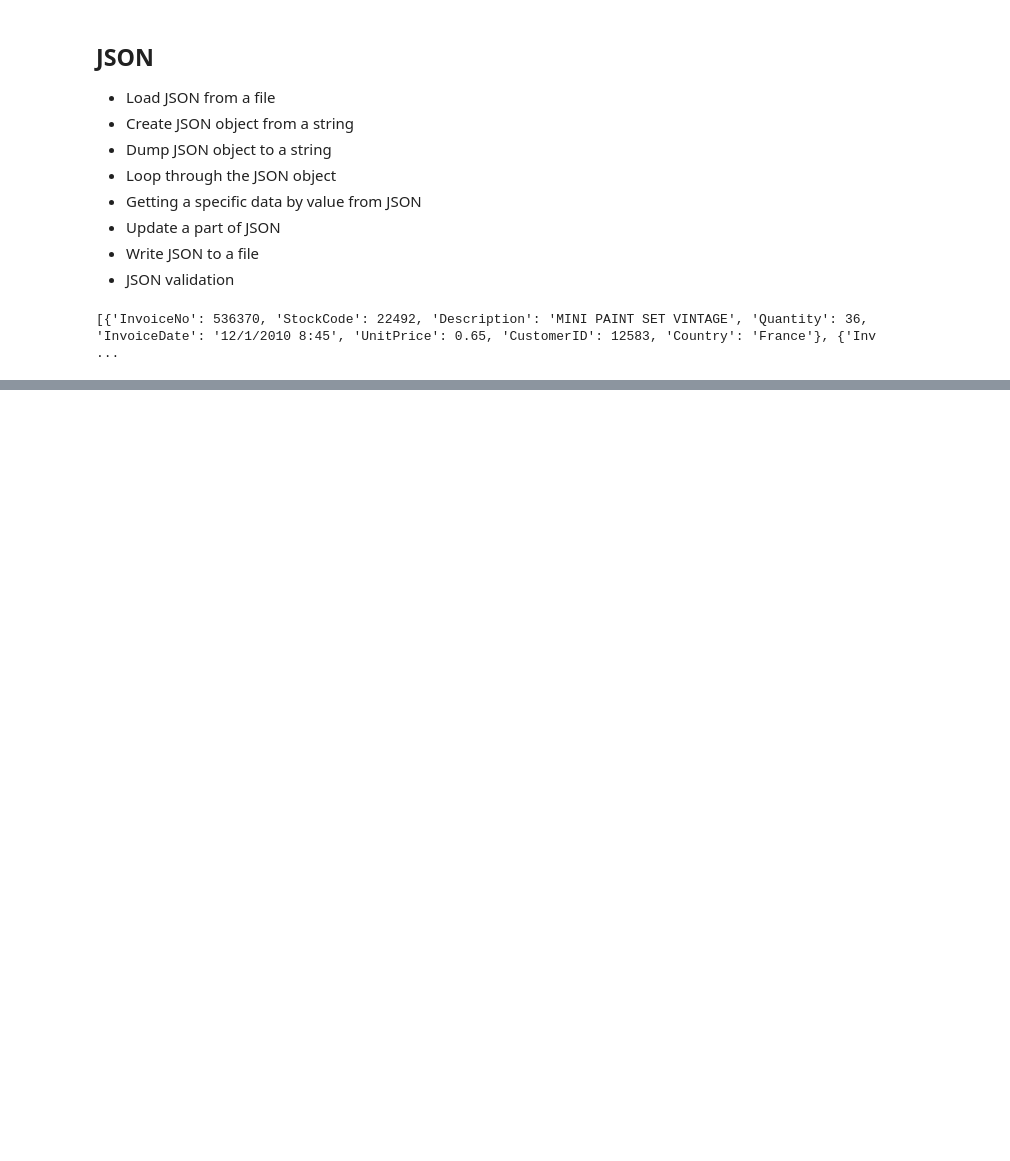
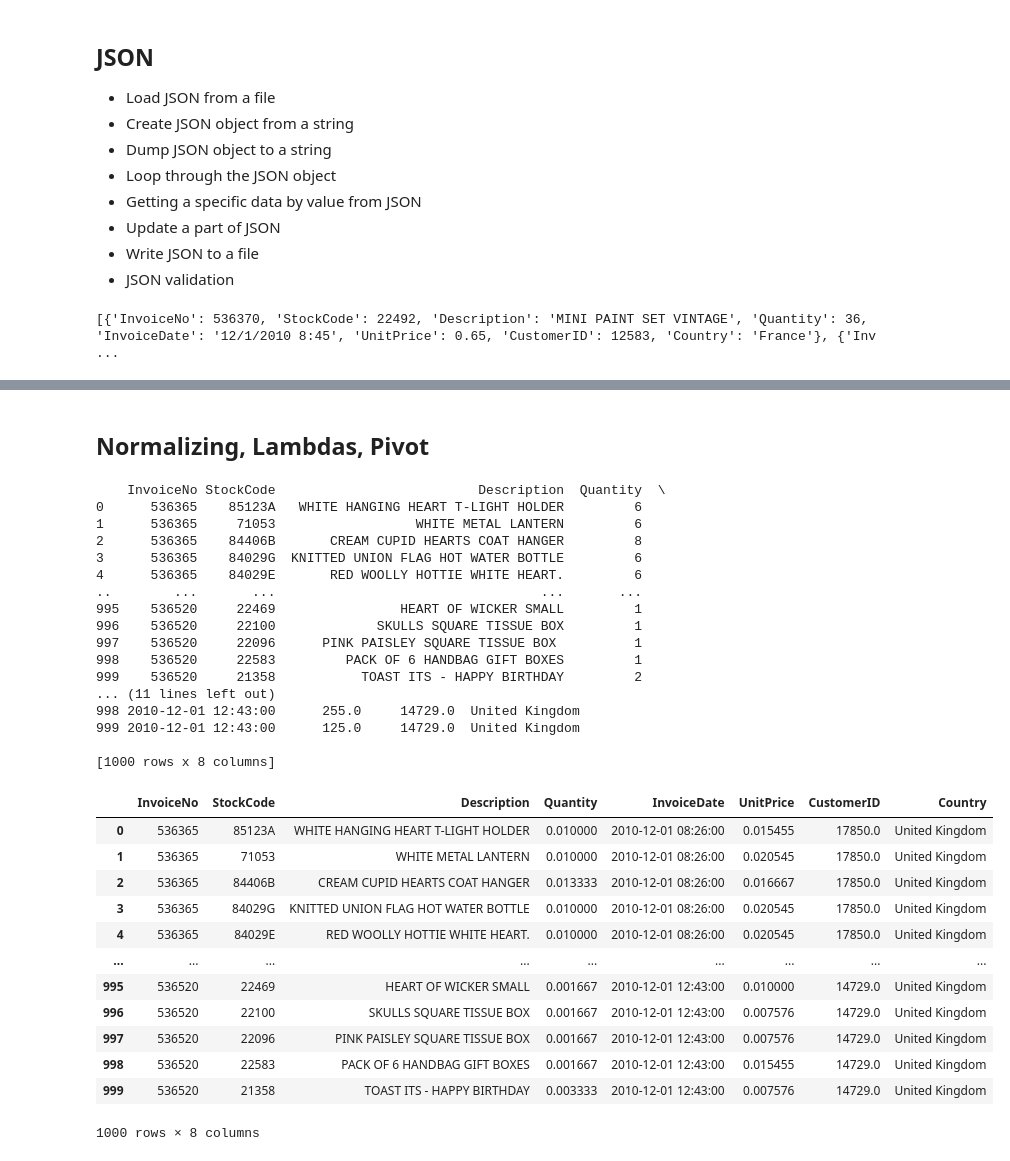
Before and after one commit to irish-luong/DE-data_engineering_summary, a Jupyter notebook: python_4_de/Play With Pandas.ipynb, the cells around one changed output, grey strips where cells are left out. Drawn from its saved outputs; the diff is of its cells as text; code cells hidden in the pictures; blank space fills up the shorter version.

```diff
--- a/python_4_de/Play With Pandas.ipynb
+++ b/python_4_de/Play With Pandas.ipynb
@@ -140,0 +212,48 @@ You should consider upgrading via the '/Users/lap-00893/Documents/max/data_engin
+# %% [markdown]
+## Normalizing, Lambdas, Pivot
+# %%
+df["UnitPrice"] = df["UnitPrice"].apply(lambda x: x * 100)
+
+
+print(df)
+cols_to_normalize = ["Quantity", "UnitPrice"]
+
+def absolute_maximum_scale(series):
+    return series / series.abs().max()
+
+
+for col in cols_to_normalize:
+    df[col] = absolute_maximum_scale(df[col])
+
+df
+# %% [output]
+    InvoiceNo StockCode                          Description  Quantity  \
+0      536365    85123A   WHITE HANGING HEART T-LIGHT HOLDER         6
+1      536365     71053                  WHITE METAL LANTERN         6
+2      536365    84406B       CREAM CUPID HEARTS COAT HANGER         8
+3      536365    84029G  KNITTED UNION FLAG HOT WATER BOTTLE         6
+4      536365    84029E       RED WOOLLY HOTTIE WHITE HEART.         6
+..        ...       ...                                  ...       ...
+995    536520     22469                HEART OF WICKER SMALL         1
+996    536520     22100             SKULLS SQUARE TISSUE BOX         1
+997    536520     22096      PINK PAISLEY SQUARE TISSUE BOX          1
+998    536520     22583         PACK OF 6 HANDBAG GIFT BOXES         1
+999    536520     21358           TOAST ITS - HAPPY BIRTHDAY         2
+... (11 lines left out)
+998 2010-12-01 12:43:00      255.0     14729.0  United Kingdom
+999 2010-12-01 12:43:00      125.0     14729.0  United Kingdom
+
+[1000 rows x 8 columns]
+|  | InvoiceNo | StockCode | Description | Quantity | InvoiceDate | UnitPrice | CustomerID | Country |
+| 0 | 536365 | 85123A | WHITE HANGING HEART T-LIGHT HOLDER | 0.010000 | 2010-12-01 08:26:00 | 0.015455 | 17850.0 | United Kingdom |
+| 1 | 536365 | 71053 | WHITE METAL LANTERN | 0.010000 | 2010-12-01 08:26:00 | 0.020545 | 17850.0 | United Kingdom |
+| 2 | 536365 | 84406B | CREAM CUPID HEARTS COAT HANGER | 0.013333 | 2010-12-01 08:26:00 | 0.016667 | 17850.0 | United Kingdom |
+| 3 | 536365 | 84029G | KNITTED UNION FLAG HOT WATER BOTTLE | 0.010000 | 2010-12-01 08:26:00 | 0.020545 | 17850.0 | United Kingdom |
+| 4 | 536365 | 84029E | RED WOOLLY HOTTIE WHITE HEART. | 0.010000 | 2010-12-01 08:26:00 | 0.020545 | 17850.0 | United Kingdom |
+| ... | ... | ... | ... | ... | ... | ... | ... | ... |
+| 995 | 536520 | 22469 | HEART OF WICKER SMALL | 0.001667 | 2010-12-01 12:43:00 | 0.010000 | 14729.0 | United Kingdom |
+| 996 | 536520 | 22100 | SKULLS SQUARE TISSUE BOX | 0.001667 | 2010-12-01 12:43:00 | 0.007576 | 14729.0 | United Kingdom |
+| 997 | 536520 | 22096 | PINK PAISLEY SQUARE TISSUE BOX | 0.001667 | 2010-12-01 12:43:00 | 0.007576 | 14729.0 | United Kingdom |
+| 998 | 536520 | 22583 | PACK OF 6 HANDBAG GIFT BOXES | 0.001667 | 2010-12-01 12:43:00 | 0.015455 | 14729.0 | United Kingdom |
+| 999 | 536520 | 21358 | TOAST ITS - HAPPY BIRTHDAY | 0.003333 | 2010-12-01 12:43:00 | 0.007576 | 14729.0 | United Kingdom |
+1000 rows × 8 columns
```
Also changed, not shown: parts of 14 cells of this notebook, 10 other files.
